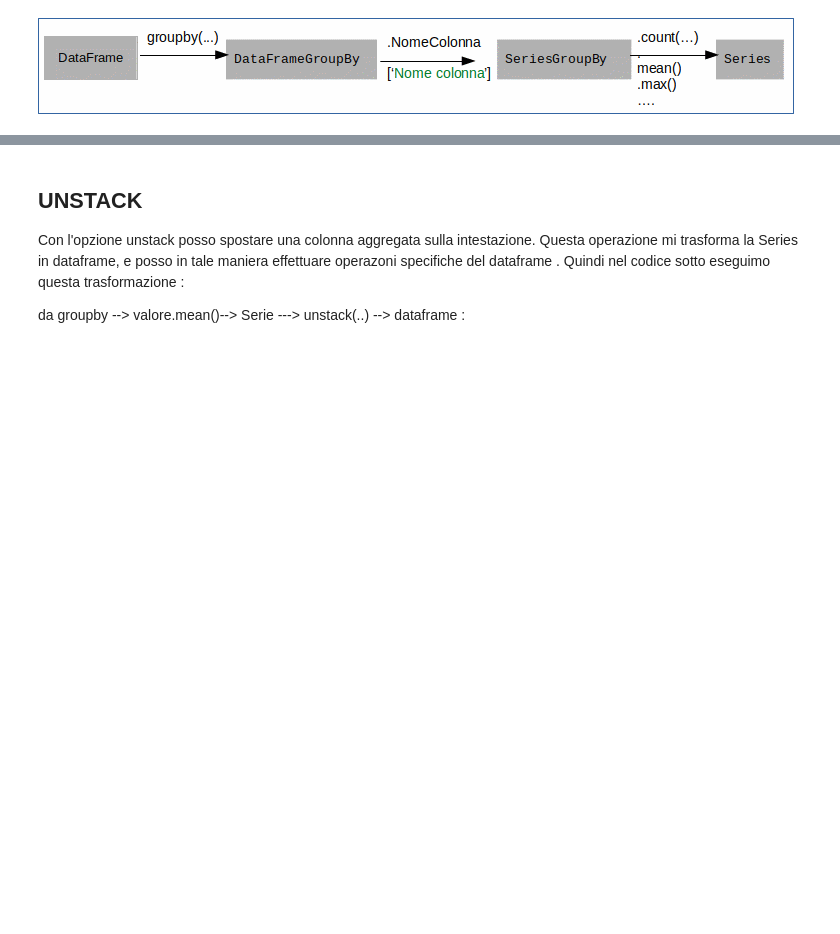
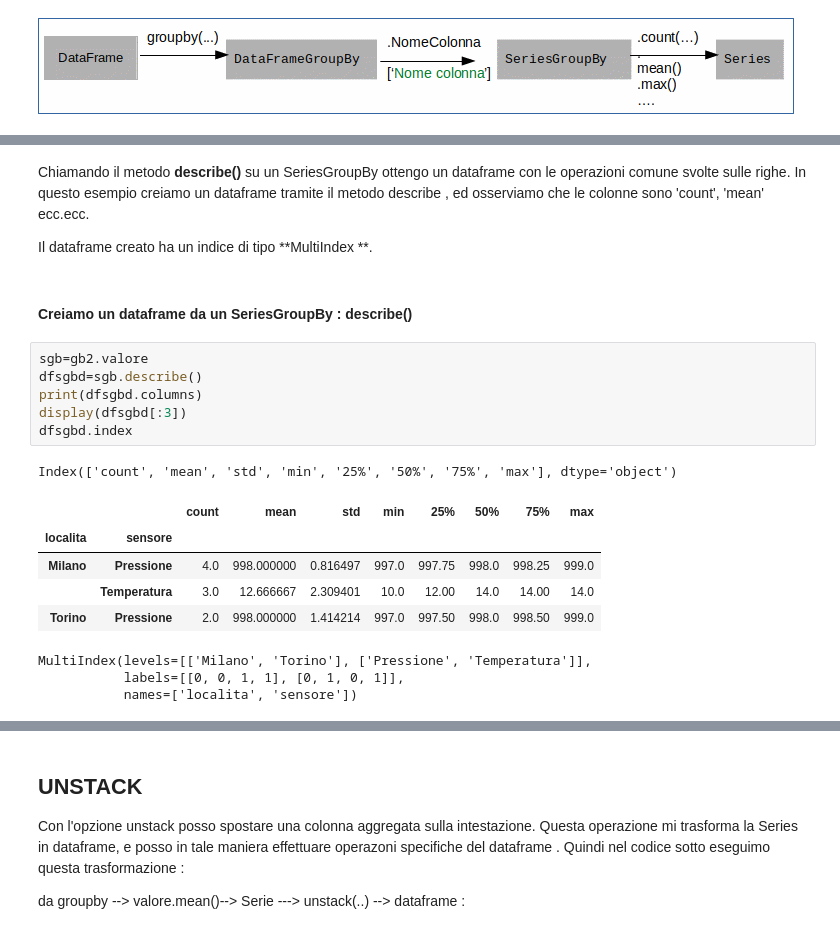
Before and after one commit to antoiovi/jupythernotebooks, a Jupyter notebook: GroupBy.ipynb, the cells around one changed output, grey strips where cells are left out. Cells and saved outputs as stored; diff of their text form; blank space fills up the shorter version.

```diff
--- a/DataFrameGroupBy.ipynb
+++ b/GroupBy.ipynb
@@ -155,0 +207,23 @@ print(type(gb2.valore.mean()))
+# %% [markdown]
+Chiamando il metodo **describe()** su un SeriesGroupBy ottengo un dataframe con le operazioni comune svolte sulle righe.
+In questo esempio creiamo un dataframe tramite il metodo describe , ed osserviamo che le colonne sono 'count', 'mean' ecc.ecc.
+
+Il dataframe creato ha un indice di tipo **MultiIndex **.
+# %% [markdown]
+#### Creiamo un dataframe da un SeriesGroupBy : describe()
+# %%
+sgb=gb2.valore
+dfsgbd=sgb.describe()
+print(dfsgbd.columns)
+display(dfsgbd[:3])
+dfsgbd.index
+# %% [output]
+Index(['count', 'mean', 'std', 'min', '25%', '50%', '75%', 'max'], dtype='object')
+|  |  | count | mean | std | min | 25% | 50% | 75% | max |
+| localita | sensore |  |  |  |  |  |  |  |  |
+| Milano | Pressione | 4.0 | 998.000000 | 0.816497 | 997.0 | 997.75 | 998.0 | 998.25 | 999.0 |
+|  | Temperatura | 3.0 | 12.666667 | 2.309401 | 10.0 | 12.00 | 14.0 | 14.00 | 14.0 |
+| Torino | Pressione | 2.0 | 998.000000 | 1.414214 | 997.0 | 997.50 | 998.0 | 998.50 | 999.0 |
+MultiIndex(levels=[['Milano', 'Torino'], ['Pressione', 'Temperatura']],
+           labels=[[0, 0, 1, 1], [0, 1, 0, 1]],
+           names=['localita', 'sensore'])
```
Also changed, not shown: parts of 27 cells of this notebook, 4 other files.
